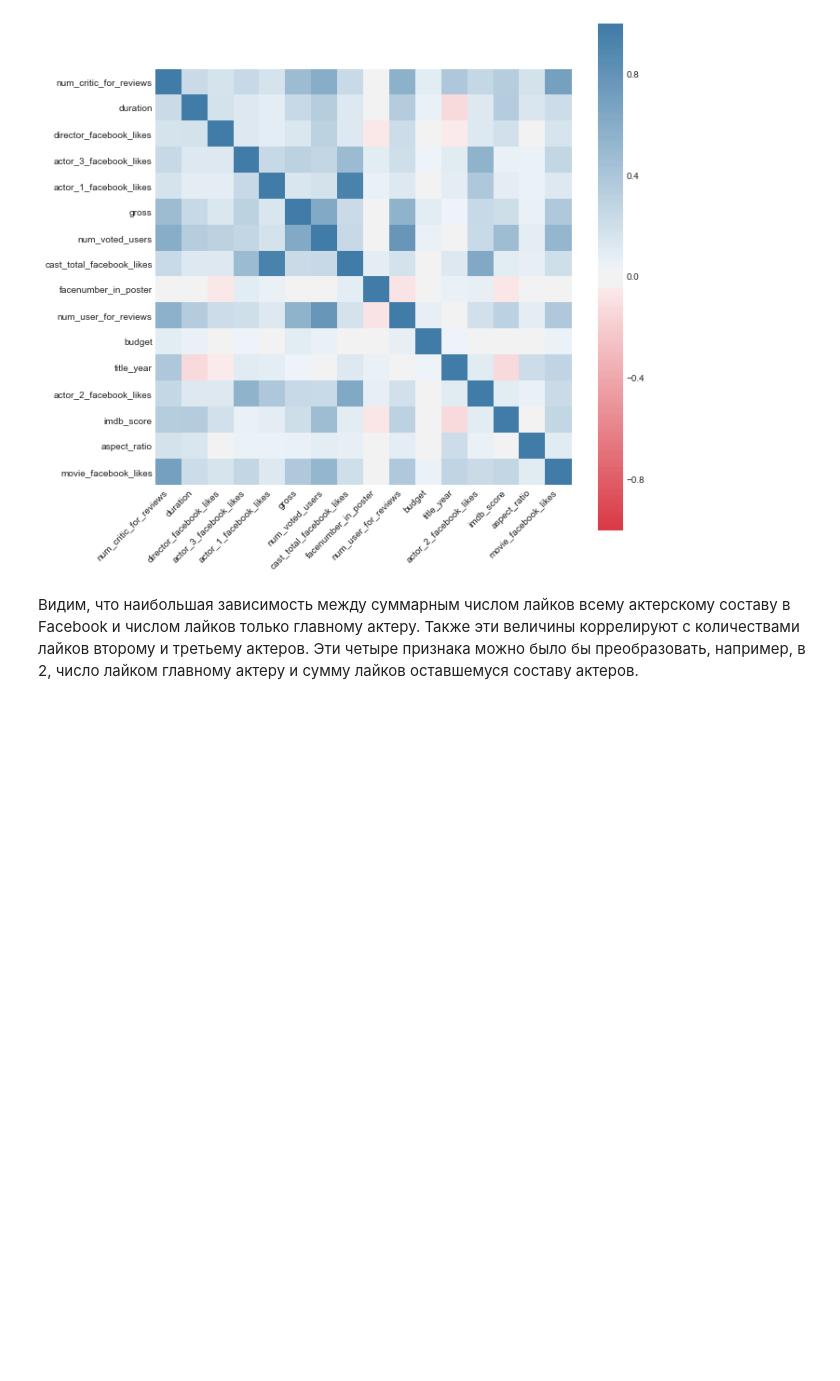
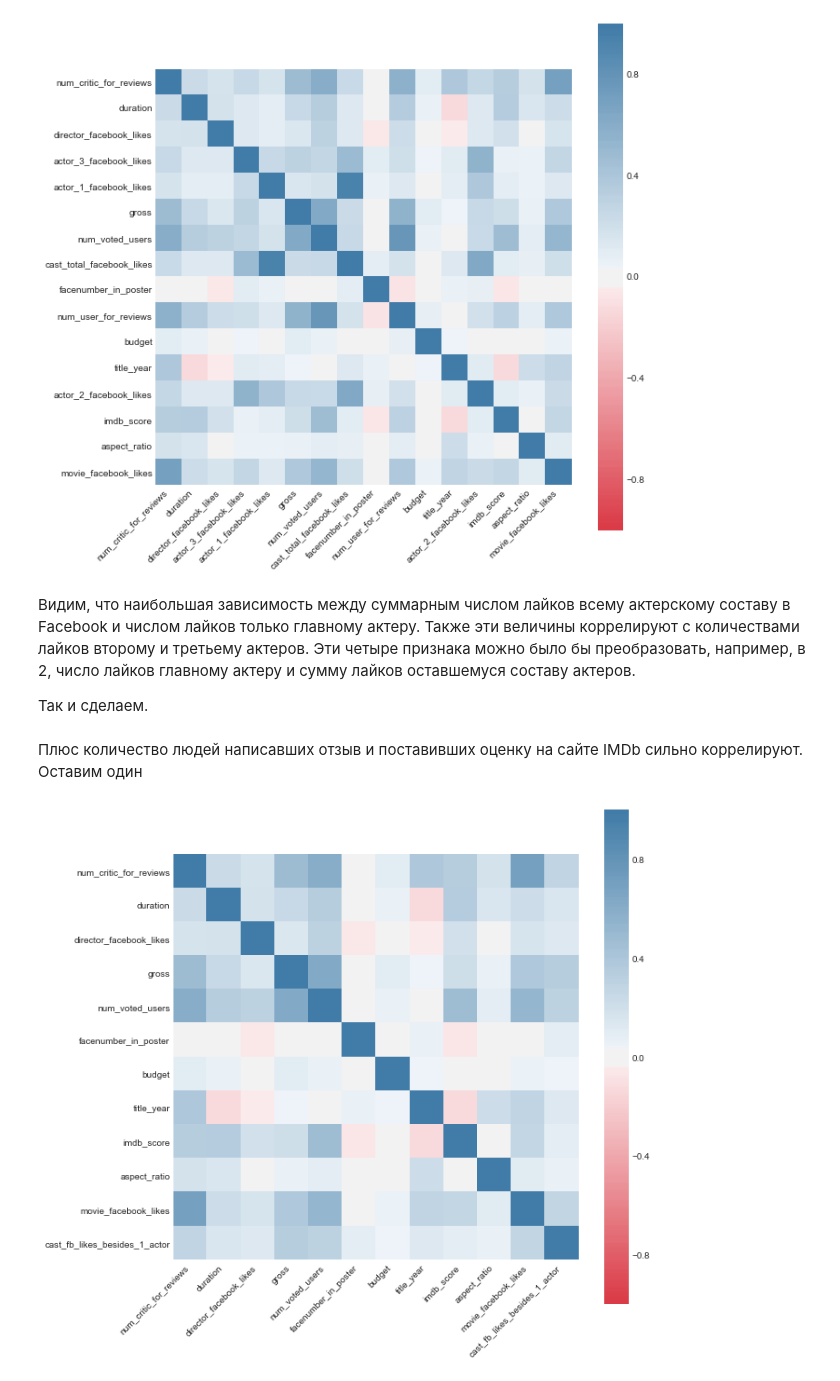
Before and after one commit to xrustle/GB_Math, a Jupyter notebook: Statistics/project_imdb_genres.ipynb, the cells around one changed output. Drawn from its saved outputs; the diff is of its cells as text; code cells hidden in the pictures; blank space fills up the shorter version.

```diff
--- a/Statistics/project_imdb_genres.ipynb
+++ b/Statistics/project_imdb_genres.ipynb
@@ -198,21 +215,27 @@ True в таблице означает, что мы принимаем гипо
 # %%
-corr = df.corr()
+def heatmap(df):
+    corr = df.corr()
 
-plt.figure(figsize=(10, 10))
+    plt.figure(figsize=(10, 10))
 
-ax = sns.heatmap(
-    corr,
-    vmin=-1, vmax=1, center=0,
-    cmap=sns.diverging_palette(10, 240, n=200),
-    square=True
-)
+    ax = sns.heatmap(
+        corr,
+        vmin=-1, vmax=1, center=0,
+        cmap=sns.diverging_palette(10, 240, n=200),
+        square=True
+    )
 
-ax.set_xticklabels(
-    ax.get_xticklabels(),
-    rotation=45,
-    horizontalalignment='right'
-);
+    ax.set_xticklabels(
+        ax.get_xticklabels(),
+        rotation=45,
+        horizontalalignment='right'
+    )
+    plt.show()
+
+heatmap(df);
 # %% [output]
 [figure]
 # %% [markdown]
-Видим, что наибольшая зависимость между суммарным числом лайков всему актерскому составу в Facebook и числом лайков только главному актеру. Также эти величины коррелируют с количествами лайков второму и третьему актеров. Эти четыре признака можно было бы преобразовать, например, в 2, число лайком главному актеру и сумму лайков оставшемуся составу актеров.
+Видим, что наибольшая зависимость между суммарным числом лайков всему актерскому составу в Facebook и числом лайков только главному актеру. Также эти величины коррелируют с количествами лайков второму и третьему актеров. Эти четыре признака можно было бы преобразовать, например, в 2, число лайков главному актеру и сумму лайков оставшемуся составу актеров.
+
+Так и сделаем.
@@ -220,0 +242,14 @@ df[]
+# %%
+df['cast_fb_likes_besides_1_actor'] = df['cast_total_facebook_likes'] - df['actor_1_facebook_likes']
+# %% [markdown]
+Плюс количество людей написавших отзыв и поставивших оценку на сайте IMDb сильно коррелируют. Оставим один
+# %%
+df.drop(columns=['cast_total_facebook_likes',
+                 'actor_1_facebook_likes',
+                 'actor_2_facebook_likes',
+                 'actor_3_facebook_likes',
+                 'num_user_for_reviews'], inplace=True)
+# %%
+heatmap(df)
+# %% [output]
+[figure, added]
```
Also changed, not shown: parts of 25 cells of this notebook.
